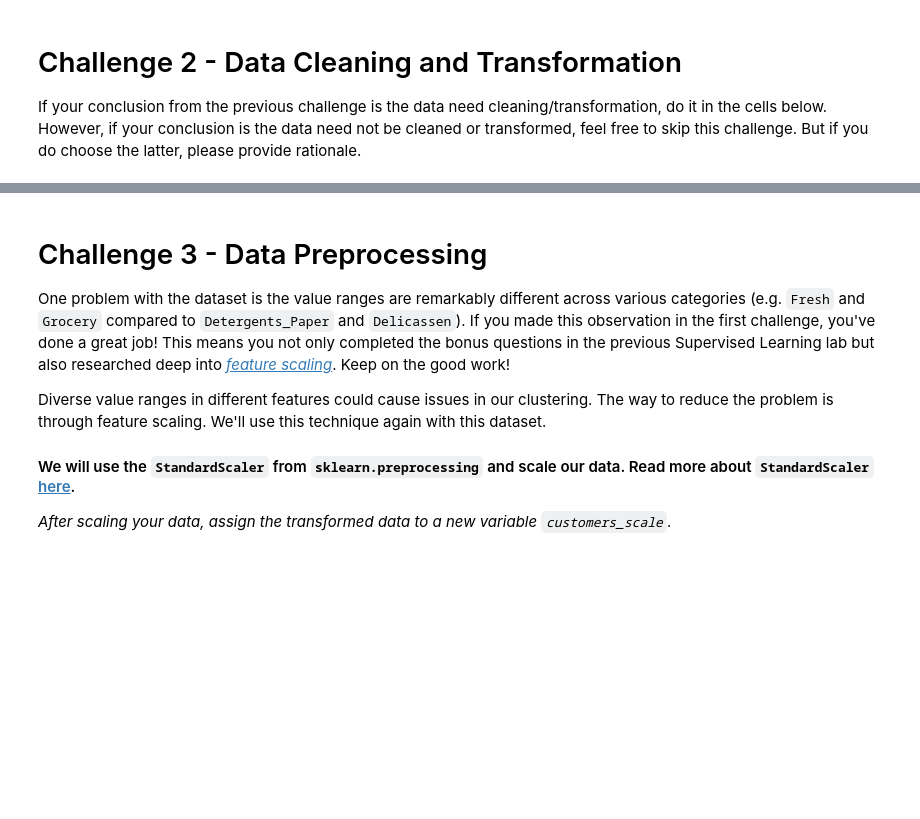
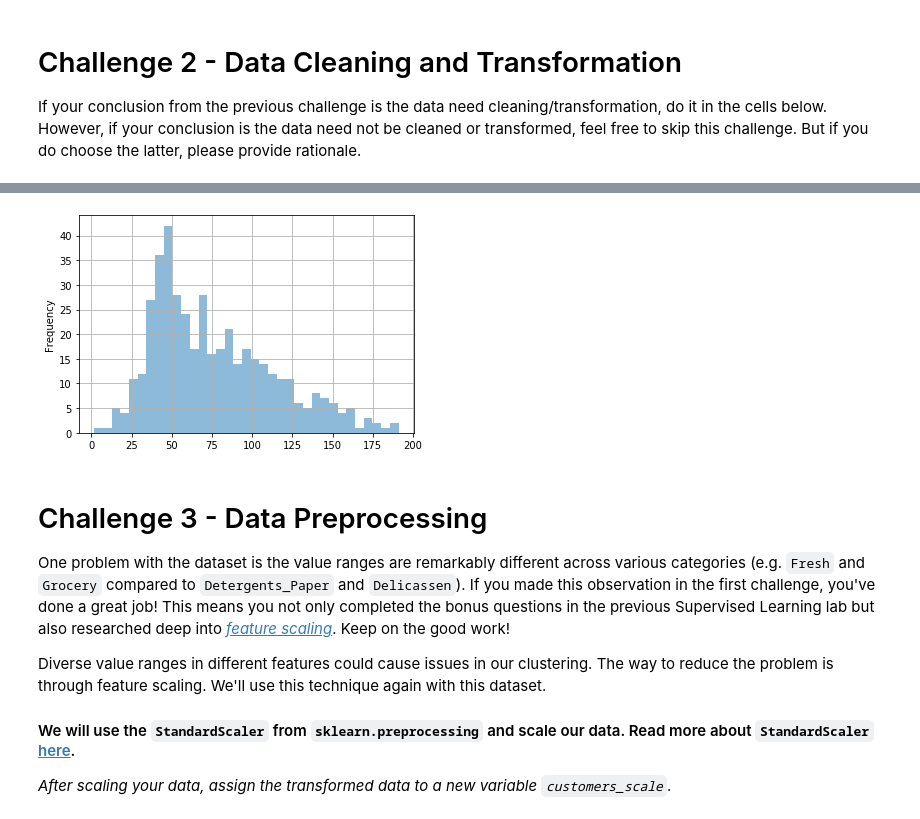
Before and after one commit to ironhack-datalabs/datamad0819, a Jupyter notebook: module-3/lab-unsupervised-learning/your-code/main.ipynb, the cells around one changed output, grey strips where cells are left out. Cells and saved outputs as stored; diff of their text form; code cells hidden in the pictures; blank space fills up the shorter version.

```diff
--- a/module-3/lab-unsupervised-learning/your-code/main.ipynb
+++ b/module-3/lab-unsupervised-learning/your-code/main.ipynb
@@ -251,3 +334,17 @@ If your conclusion from the previous challenge is the data need cleaning/transfo
+# %%
+## WE REMOVE OUTLIERS FOR EACH COLUMN
+
+fresh_mean = np.mean(fresh_arr, axis=0)
+fresh_sd = np.std(fresh_arr, axis=0)
+
+fresh_final_list = [x for x in customers['Grocery'] if (x > mean - 2 * fresh_sd)]
+fresh_final_list = [x for x in fresh_final_list if (x < mean + 2 * fresh_sd)]
+
+fresh_df_2 = pd.DataFrame(fresh_final_list)
+fresh_df_pow= fresh_df_2.apply(np.sqrt)
+fresh_df_pow.plot.hist(alpha=0.5, bins=35, grid=True, legend=None);
+# %% [output]
+[figure, added]
 # %%
 # Your comment here
 # %% [markdown]
```
Also changed, not shown: parts of 10 cells of this notebook.
